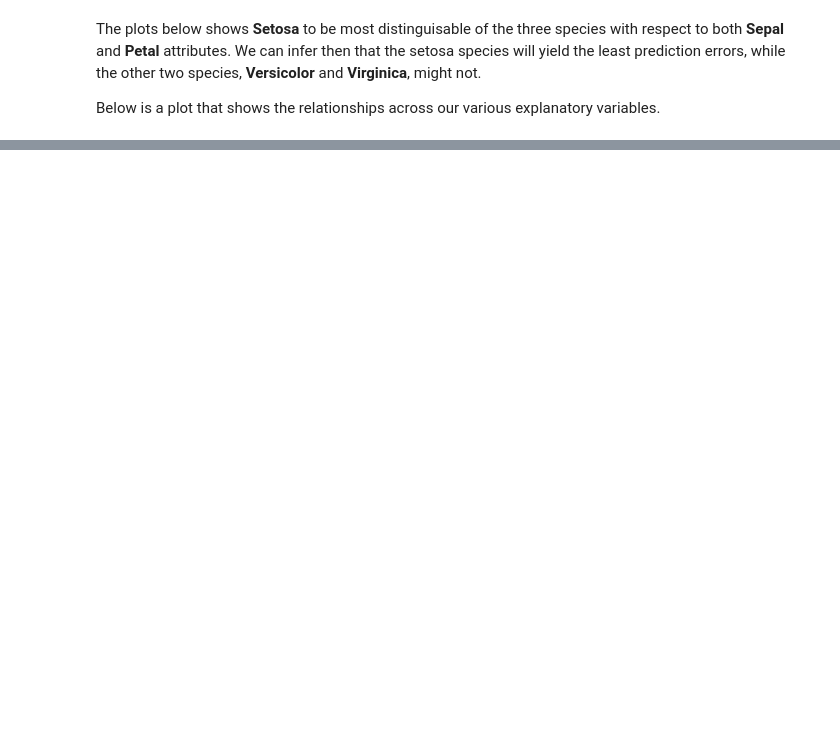
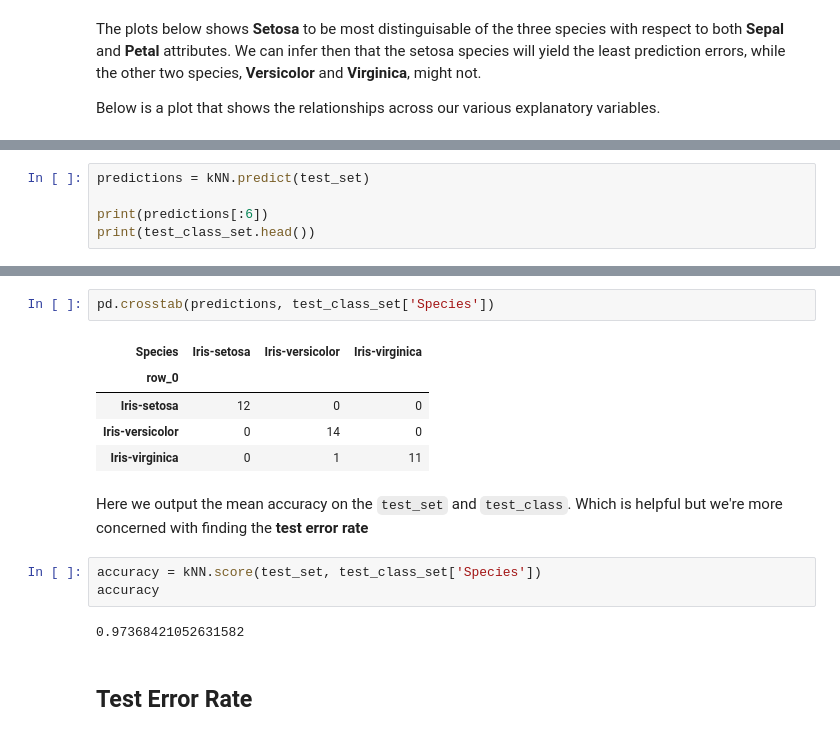
Before and after one commit to dcamposliz/classification_iris, a Jupyter notebook: kNearestNeighbor.ipynb, the cells around one changed output, grey strips where cells are left out. Cells and saved outputs as stored; diff of their text form; blank space fills up the shorter version.

```diff
--- a/kNearestNeighbor.ipynb
+++ b/kNearestNeighbor.ipynb
@@ -93,0 +172,5 @@ The K-Nearest Neighbor algorithm predicts based on majority votes, measuring a c
+# %%
+predictions = kNN.predict(test_set)
+
+print(predictions[:6])
+print(test_class_set.head())
@@ -93,0 +186,18 @@ The K-Nearest Neighbor algorithm predicts based on majority votes, measuring a c
+# %%
+pd.crosstab(predictions, test_class_set['Species'])
+# %% [output]
+| Species | Iris-setosa | Iris-versicolor | Iris-virginica |
+| row_0 |  |  |  |
+| Iris-setosa | 12 | 0 | 0 |
+| Iris-versicolor | 0 | 14 | 0 |
+| Iris-virginica | 0 | 1 | 11 |
+# %% [markdown]
+Here we output the mean accuracy on the `test_set` and `test_class`.
+Which is helpful but we're more concerned with finding the **test error rate**
+# %%
+accuracy = kNN.score(test_set, test_class_set['Species'])
+accuracy
+# %% [output]
+0.97368421052631582
+# %% [markdown]
+## Test Error Rate
```
Also changed, not shown: parts of 18 cells of this notebook.
